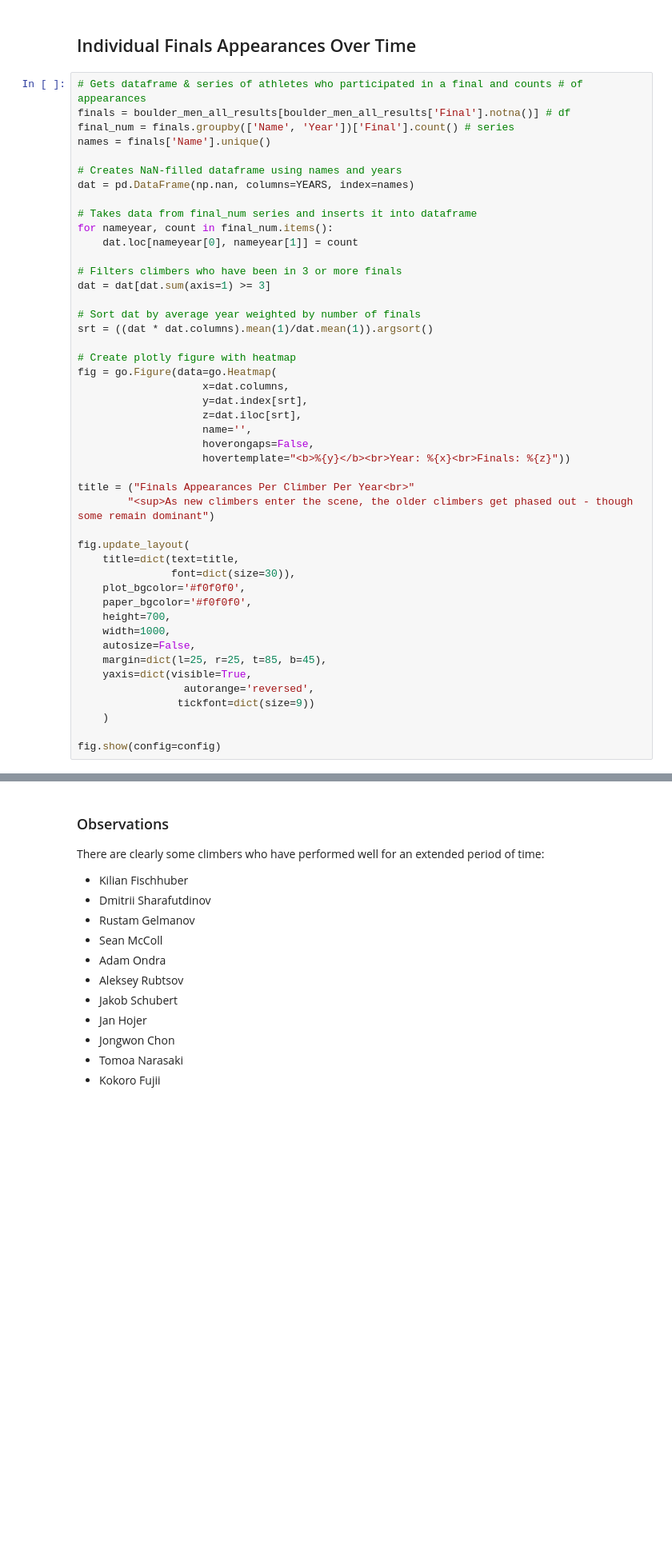
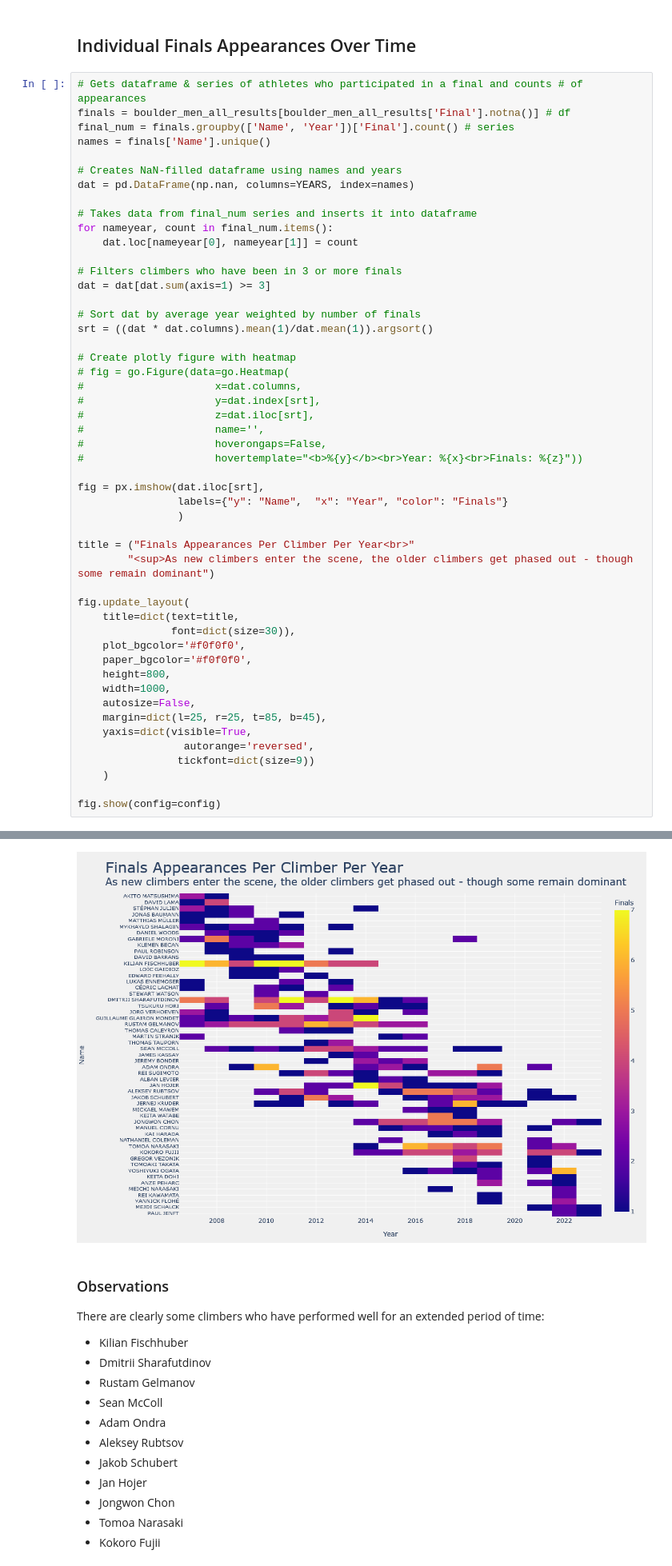
Before and after one commit to noah-kg/scraping-IFSC-website-via-selenium, a Jupyter notebook: IFSC Analysis.ipynb, the cells around one changed output, grey strips where cells are left out. Shown at 80% size. Saved outputs shown, nothing was run; the diff lists cells and outputs as text; blank space fills up the shorter version.

Commit message:
changed heatmap to px.imshow to see if it fixed display issue

```diff
--- a/IFSC Analysis.ipynb
+++ b/IFSC Analysis.ipynb
@@ -812,13 +812,17 @@ dat = dat[dat.sum(axis=1) >= 3]
 srt = ((dat * dat.columns).mean(1)/dat.mean(1)).argsort()
 
 # Create plotly figure with heatmap
-fig = go.Figure(data=go.Heatmap(
-                    x=dat.columns,
-                    y=dat.index[srt],
-                    z=dat.iloc[srt],
-                    name='',
-                    hoverongaps=False,
-                    hovertemplate="<b>%{y}</b><br>Year: %{x}<br>Finals: %{z}"))
+# fig = go.Figure(data=go.Heatmap(
+#                     x=dat.columns,
+#                     y=dat.index[srt],
+#                     z=dat.iloc[srt],
+#                     name='',
+#                     hoverongaps=False,
+#                     hovertemplate="<b>%{y}</b><br>Year: %{x}<br>Finals: %{z}"))
+
+fig = px.imshow(dat.iloc[srt],
+                labels={"y": "Name",  "x": "Year", "color": "Finals"}
+                )
 
 title = ("Finals Appearances Per Climber Per Year<br>"
         "<sup>As new climbers enter the scene, the older climbers get phased out - though some remain dominant")
@@ -828,7 +832,7 @@ fig.update_layout(
                font=dict(size=30)),
     plot_bgcolor='#f0f0f0',
     paper_bgcolor='#f0f0f0',
-    height=700,
+    height=800,
     width=1000,
     autosize=False,
     margin=dict(l=25, r=25, t=85, b=45),
@@ -843,3 +846,4 @@ fig.show(config=config)
+[figure, added]
 # %% [markdown]
 ### Observations
 
```
Also changed, not shown: parts of 8 cells of this notebook.
